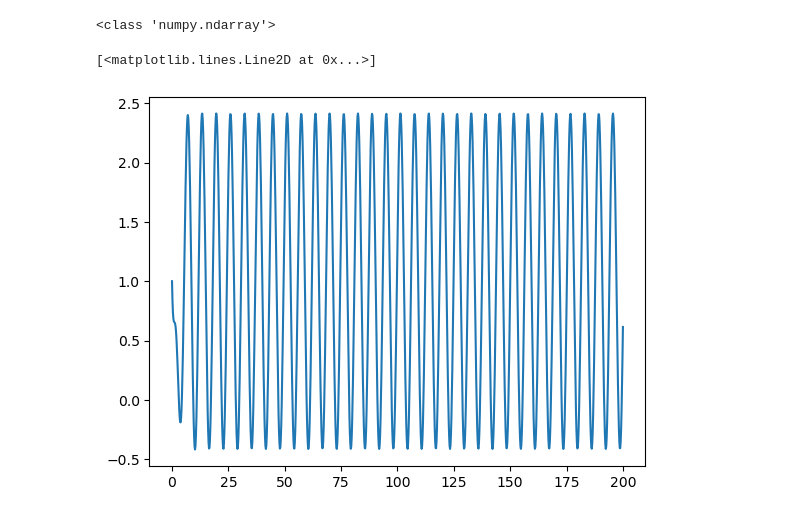
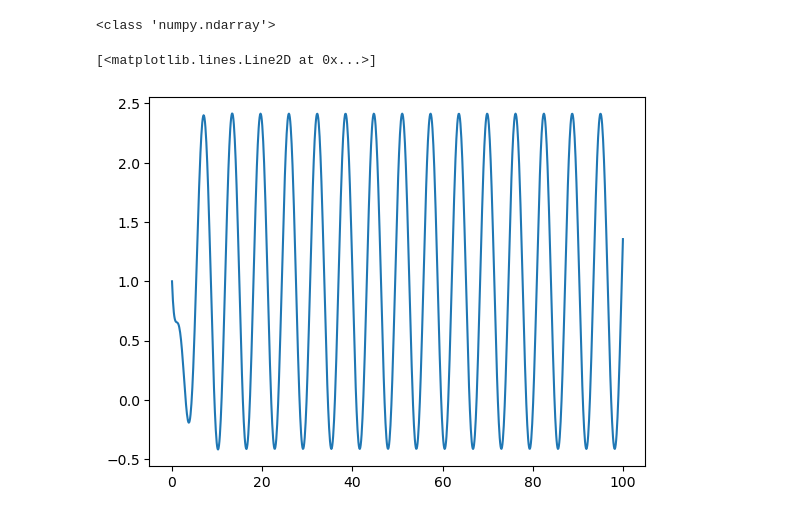
Before and after one commit to willgreenough/ZeroD_Solver, a Jupyter notebook: MCA_Solver.ipynb, the cells around one changed output. Drawn from its saved outputs; the diff is of its cells as text; code cells hidden in the pictures.

```diff
--- a/MCA_Solver.ipynb
+++ b/MCA_Solver.ipynb
@@ -16,15 +16,15 @@ def model(POut,t):
 # %%
 POut0 = [1,-1] #Initial conditions for flow Out velocity and it's derivative
 
-t = np.linspace(0,200,1000)
+t = np.linspace(0,100,1000)
 print(type(t))
 POut_t = odeint(model,POut0,t)
 POut_t = POut_t[:,0]
 plt.plot(t,POut_t)
 # %% [output]
 <class 'numpy.ndarray'>
 [<matplotlib.lines.Line2D at 0x...>]
-[figure, old version]
+[figure, new version]
 # %%
 # N_Nodes = np.array([0,0,0],[1,0,0])
 # connectivity = np.array([[1,0],[0,1]])
```
